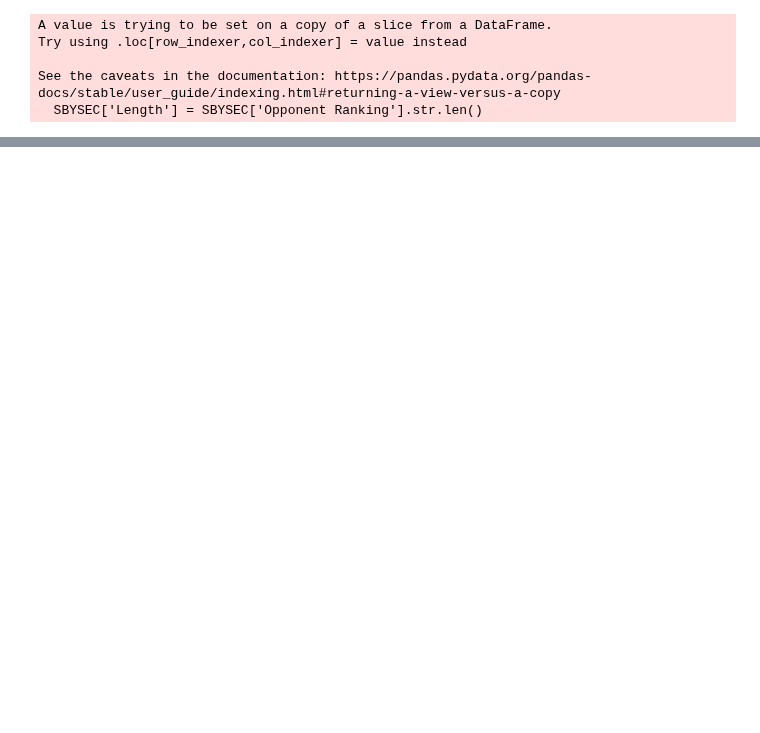
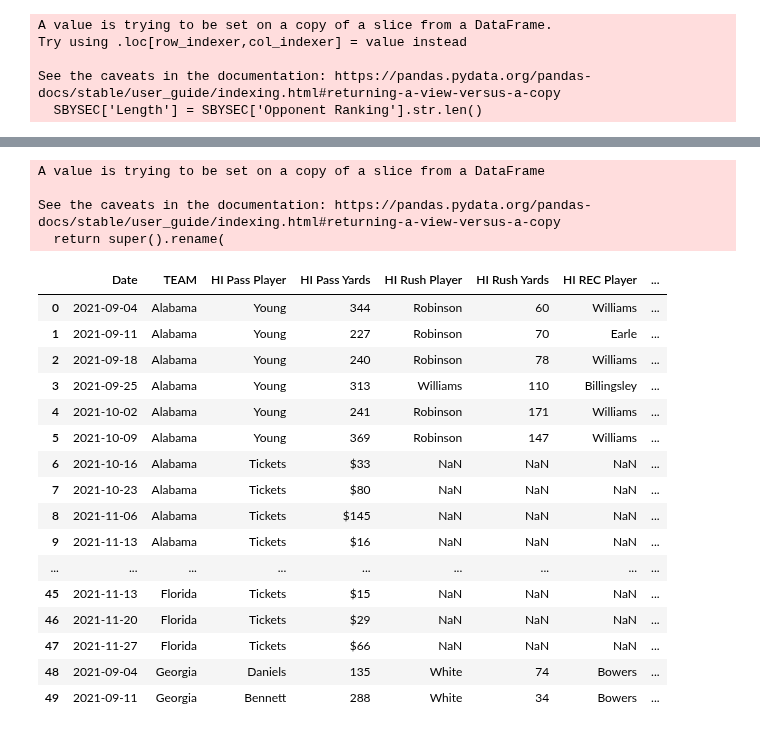
Before and after one commit to MarkClampitt/Springboard, a Jupyter notebook: Capstone2/DataWrangling.ipynb, the cells around one changed output, grey strips where cells are left out. Drawn from its saved outputs; the diff is of its cells as text; code cells hidden in the pictures; blank space fills up the shorter version.

```diff
--- a/Capstone2/DataWrangling.ipynb
+++ b/Capstone2/DataWrangling.ipynb
@@ -632,0 +637,2 @@ SBYSEC['Total Conf Season Losses'] = SBYSEC.apply(lambda x: x['CONF'][2:3] if x[
+# %%
+SBYSEC['Home Team'] = SBYSEC.apply(lambda x: x['TEAM'] if x['Home-Away'] == "Home" else (x['Opposing Team'] if x['Home-Away'] == 'Away' else ""), axis=1)
@@ -632,0 +659,2 @@ SBYSEC['Total Conf Season Losses'] = SBYSEC.apply(lambda x: x['CONF'][2:3] if x[
+# %%
+SBYSEC['Away Team'] = SBYSEC.apply(lambda x: x['TEAM'] if x['Home-Away'] == "Away" else (x['Opposing Team'] if x['Home-Away'] == 'Home' else ""), axis=1)
@@ -632,0 +670,29 @@ SBYSEC['Total Conf Season Losses'] = SBYSEC.apply(lambda x: x['CONF'][2:3] if x[
+# %%
+df=SBYSEC[['Date','TEAM','HI Pass Player','HI Pass Yards','HI Rush Player','HI Rush Yards','HI REC Player','HI REC Yards','Opponent Ranking','Opposing Team','W-L','Total Season Wins','Total Season Losses','Total Conf Season Wins','Total Conf Season Losses','Score1Score2','Score3','Home Team','Away Team']]
+# %%
+df.rename(columns={'Score1Score2': 'Score1', 'Score3': 'Score2'}, inplace=True)
+# %% [output]
+A value is trying to be set on a copy of a slice from a DataFrame
+
+See the caveats in the documentation: https://pandas.pydata.org/pandas-docs/stable/user_guide/indexing.html#returning-a-view-versus-a-copy
+  return super().rename(
+# %%
+df.head(50)
+# %% [output]
+|  | Date | TEAM | HI Pass Player | HI Pass Yards | HI Rush Player | HI Rush Yards | HI REC Player | ... |
+| 0 | 2021-09-04 | Alabama | Young | 344 | Robinson | 60 | Williams | ... |
+| 1 | 2021-09-11 | Alabama | Young | 227 | Robinson | 70 | Earle | ... |
+| 2 | 2021-09-18 | Alabama | Young | 240 | Robinson | 78 | Williams | ... |
+| 3 | 2021-09-25 | Alabama | Young | 313 | Williams | 110 | Billingsley | ... |
+| 4 | 2021-10-02 | Alabama | Young | 241 | Robinson | 171 | Williams | ... |
+| 5 | 2021-10-09 | Alabama | Young | 369 | Robinson | 147 | Williams | ... |
+| 6 | 2021-10-16 | Alabama | Tickets | $33 | NaN | NaN | NaN | ... |
+| 7 | 2021-10-23 | Alabama | Tickets | $80 | NaN | NaN | NaN | ... |
+| 8 | 2021-11-06 | Alabama | Tickets | $145 | NaN | NaN | NaN | ... |
+| 9 | 2021-11-13 | Alabama | Tickets | $16 | NaN | NaN | NaN | ... |
+| ... | ... | ... | ... | ... | ... | ... | ... | ... |
+| 45 | 2021-11-13 | Florida | Tickets | $15 | NaN | NaN | NaN | ... |
+| 46 | 2021-11-20 | Florida | Tickets | $29 | NaN | NaN | NaN | ... |
+| 47 | 2021-11-27 | Florida | Tickets | $66 | NaN | NaN | NaN | ... |
+| 48 | 2021-09-04 | Georgia | Daniels | 135 | White | 74 | Bowers | ... |
+| 49 | 2021-09-11 | Georgia | Bennett | 288 | White | 34 | Bowers | ... |
```
Also changed, not shown: parts of 31 cells of this notebook.
